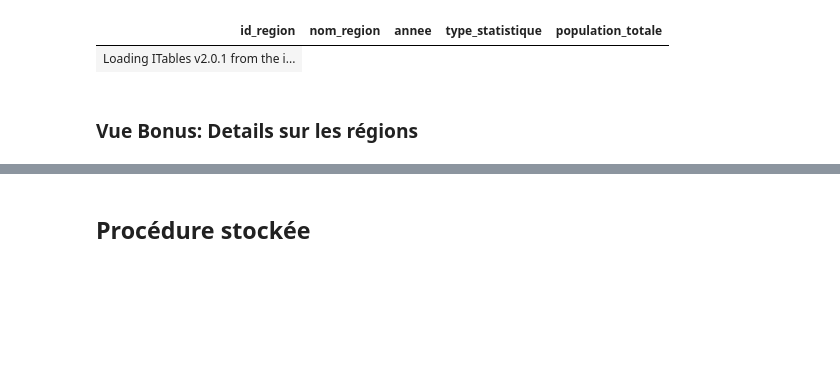
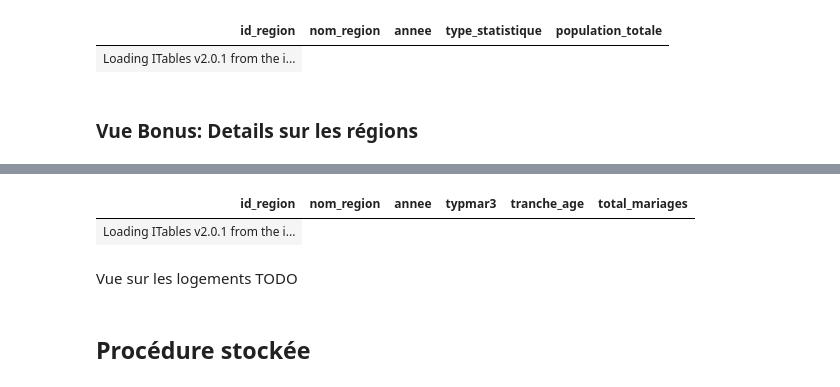
Before and after one commit to Hisqkq/INSEE-Database, a Jupyter notebook: rapport.ipynb, the cells around one changed output, grey strips where cells are left out. Cells and saved outputs as stored; diff of their text form; code cells hidden in the pictures; blank space fills up the shorter version.

```diff
--- a/rapport.ipynb
+++ b/rapport.ipynb
@@ -288,7 +294,6 @@ try:
     request = """
     SELECT *
     FROM vue_population_region
-    WHERE annee = 2020
     ORDER BY population_totale DESC;
     """
 
@@ -369,6 +395,57 @@ df
 # %% [output]
 | nom_region | population_totale | densite_population | mariages_hf_h | mariages_hf_f | mariages_hh | mariages_ff |
 | Loading ITables v2.0.1 from the i... |
+# %%
+try:
+    cur.execute("DROP VIEW IF EXISTS vue_mariages_par_region;")
+    conn.commit()
+
+
+    view = """
+    CREATE OR REPLACE VIEW vue_mariages_par_region AS
+    SELECT
+        r.id_region,
+        r.nom_region,
+        sma.annee,
+        sma.typmar3,
+        sma.grage AS tranche_age,
+        SUM(sma.nb_mariages) AS total_mariages
+    FROM
+        region r
+    JOIN
+        statistiques_mariages_age sma ON r.id_region = sma.id_region
+    GROUP BY
+        r.id_region, r.nom_region, sma.annee, sma.typmar3, sma.grage
+    ORDER BY
+        r.nom_region, sma.annee, sma.typmar3, sma.grage;
+    """
+
+    cur.execute(view)
+    conn.commit()
+
+    request = """
+    SELECT *
+    FROM vue_mariages_par_region
+    WHERE annee = 2021
+    ORDER BY nom_region, typmar3, tranche_age;
+    """
+
+    cur.execute(request)
+    rows = cur.fetchall()
+    df = pd.DataFrame(rows, columns=['id_region', 'nom_region', 'annee', 'typmar3', 'tranche_age', 'total_mariages'])
+
+except Exception as e:
+    conn.rollback()
+    print(f"Error: {e}")
+finally:
+    conn.commit()
+
+df
+# %% [output]
+| id_region | nom_region | annee | typmar3 | tranche_age | total_mariages |
+| Loading ITables v2.0.1 from the i... |
+# %% [markdown]
+Vue sur les logements TODO
 # %% [markdown]
 ## Procédure stockée
 # %%
```
Also changed, not shown: parts of 9 cells of this notebook, 3 other files.
